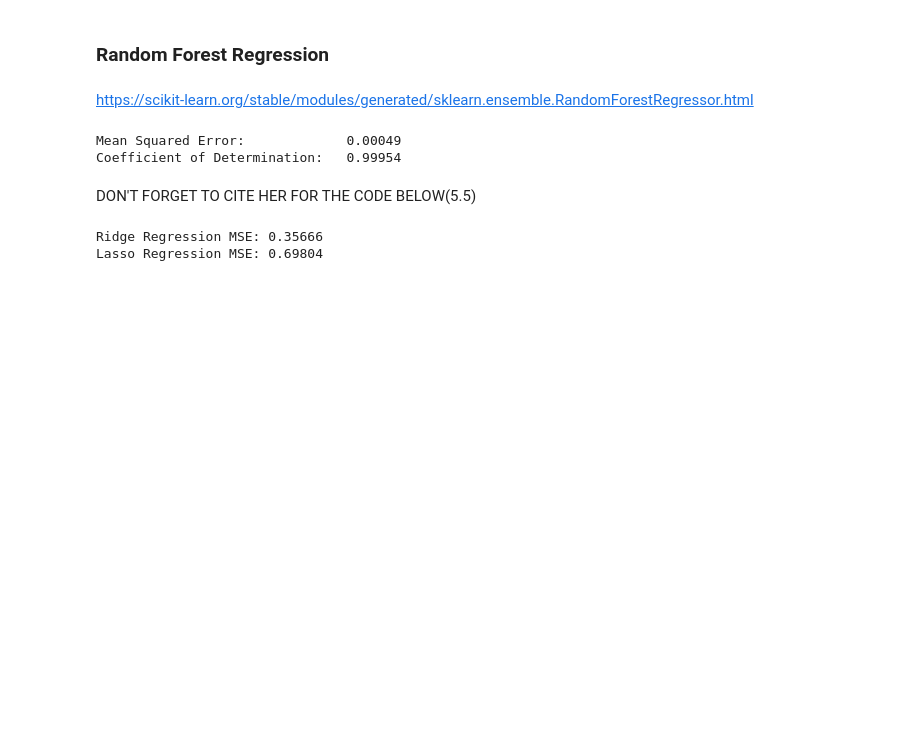
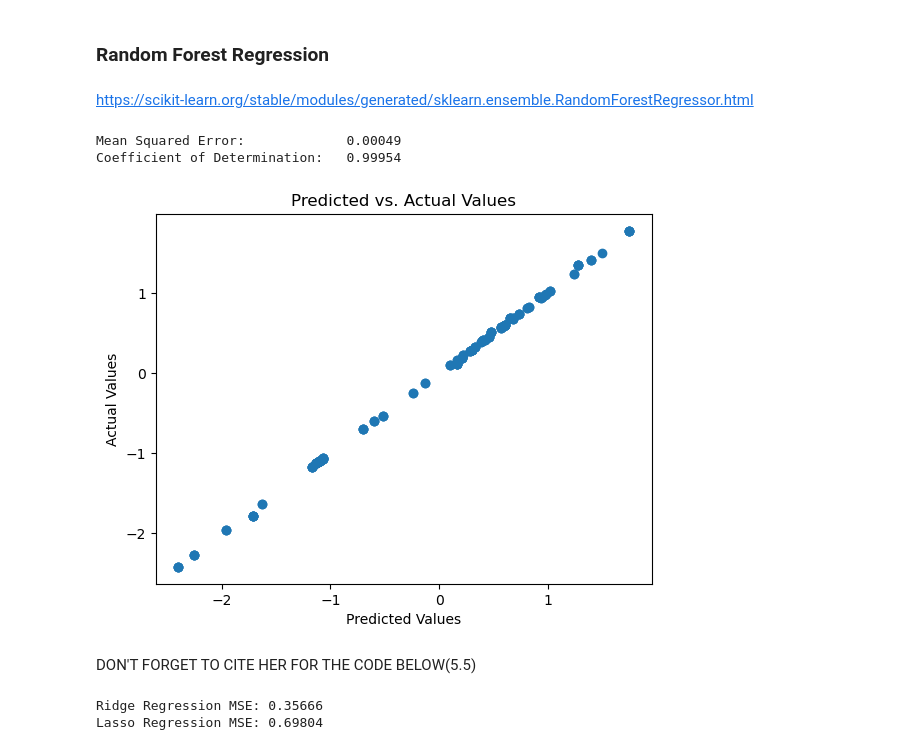
Before and after one commit to ItsJJH/egg-ai-project, a Jupyter notebook: TheNotebook.ipynb, the cells around one changed output. Cells and saved outputs as stored; diff of their text form; code cells hidden in the pictures; blank space fills up the shorter version.

```diff
--- a/TheNotebook.ipynb
+++ b/TheNotebook.ipynb
@@ -347,6 +355,14 @@ print(f'Coefficient of Determination:   {r2_score(y_test, rand_forest_pred):.5f}
 # %% [output]
 Mean Squared Error:             0.00049
 Coefficient of Determination:   0.99954
+# %%
+plt.scatter(rand_forest_pred, y_test)  # y is your actual target values
+plt.xlabel("Predicted Values")
+plt.ylabel("Actual Values")
+plt.title("Predicted vs. Actual Values")
+plt.show()
+# %% [output]
+[figure, added]
 # %% [markdown]
 DON'T FORGET TO CITE HER FOR THE CODE BELOW(5.5)
 # %%
```
Also changed, not shown: parts of 1 cell of this notebook.
